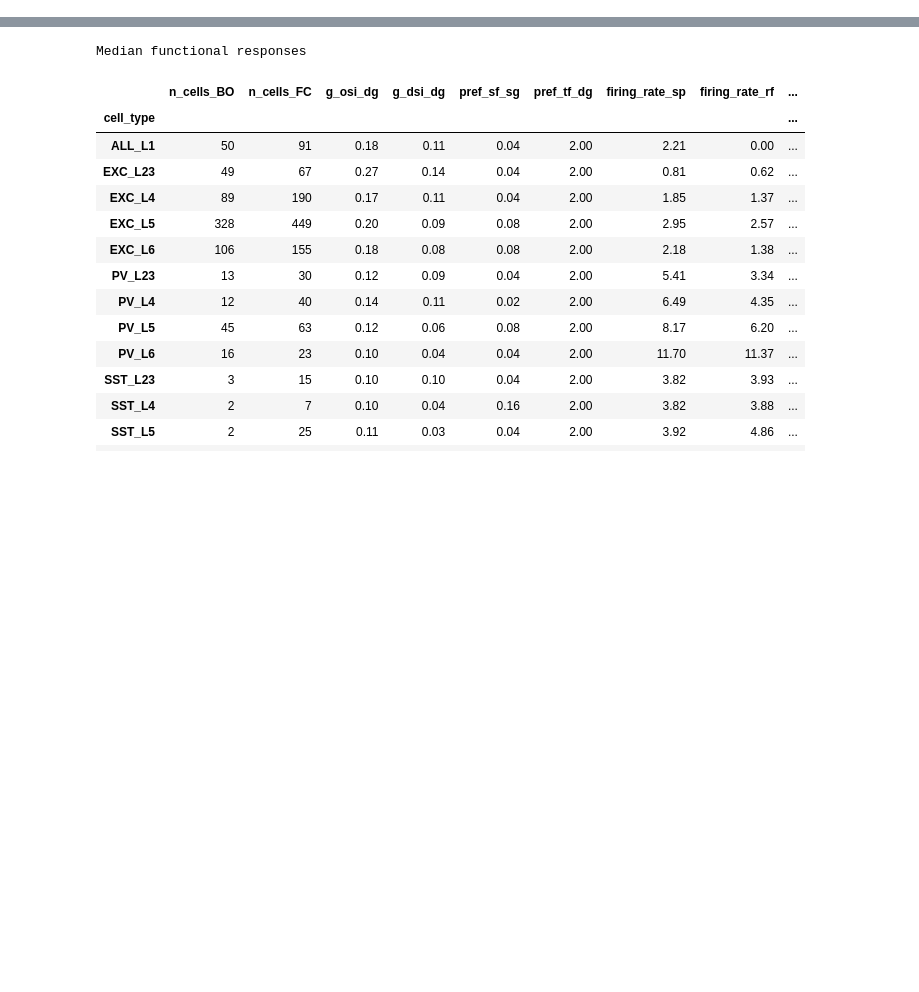
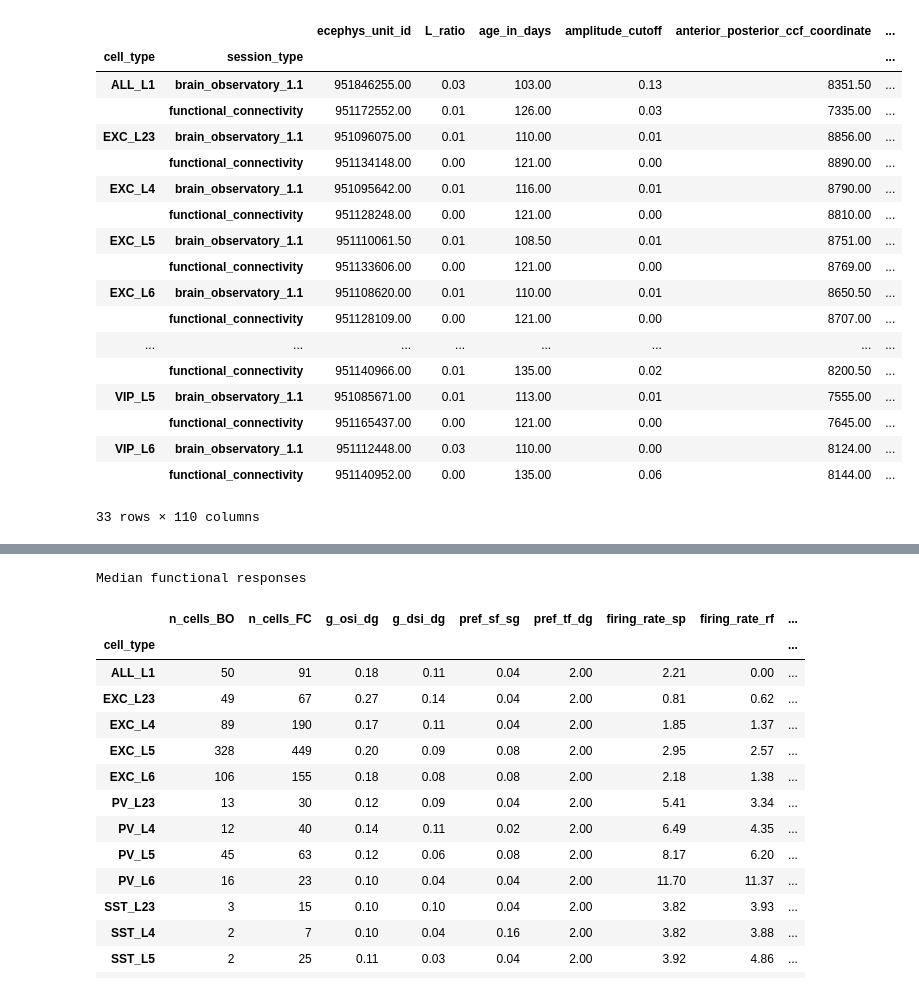
Before and after one commit to JavierGalvan9/LM_V1_Billeh_model, a Jupyter notebook: Neuropixels_data/cortical_metric_table.ipynb, the cells around one changed output, grey strips where cells are left out. Saved outputs shown, nothing was run; the diff lists cells and outputs as text; code cells hidden in the pictures; blank space fills up the shorter version.

```diff
--- a/Neuropixels_data/cortical_metric_table.ipynb
+++ b/Neuropixels_data/cortical_metric_table.ipynb
@@ -58,0 +88,23 @@ df.to_csv("LM_OSI_DSI_DF.csv", sep=" ", index=False)
+# %%
+# do median and ignore non numerical columns
+df.groupby(["cell_type", "session_type"]).median(numeric_only=True)
+# %% [output]
+|  |  | ecephys_unit_id | L_ratio | age_in_days | amplitude_cutoff | anterior_posterior_ccf_coordinate | ... |
+| cell_type | session_type |  |  |  |  |  | ... |
+| ALL_L1 | brain_observatory_1.1 | 951846255.00 | 0.03 | 103.00 | 0.13 | 8351.50 | ... |
+|  | functional_connectivity | 951172552.00 | 0.01 | 126.00 | 0.03 | 7335.00 | ... |
+| EXC_L23 | brain_observatory_1.1 | 951096075.00 | 0.01 | 110.00 | 0.01 | 8856.00 | ... |
+|  | functional_connectivity | 951134148.00 | 0.00 | 121.00 | 0.00 | 8890.00 | ... |
+| EXC_L4 | brain_observatory_1.1 | 951095642.00 | 0.01 | 116.00 | 0.01 | 8790.00 | ... |
+|  | functional_connectivity | 951128248.00 | 0.00 | 121.00 | 0.00 | 8810.00 | ... |
+| EXC_L5 | brain_observatory_1.1 | 951110061.50 | 0.01 | 108.50 | 0.01 | 8751.00 | ... |
+|  | functional_connectivity | 951133606.00 | 0.00 | 121.00 | 0.00 | 8769.00 | ... |
+| EXC_L6 | brain_observatory_1.1 | 951108620.00 | 0.01 | 110.00 | 0.01 | 8650.50 | ... |
+|  | functional_connectivity | 951128109.00 | 0.00 | 121.00 | 0.00 | 8707.00 | ... |
+| ... | ... | ... | ... | ... | ... | ... | ... |
+|  | functional_connectivity | 951140966.00 | 0.01 | 135.00 | 0.02 | 8200.50 | ... |
+| VIP_L5 | brain_observatory_1.1 | 951085671.00 | 0.01 | 113.00 | 0.01 | 7555.00 | ... |
+|  | functional_connectivity | 951165437.00 | 0.00 | 121.00 | 0.00 | 7645.00 | ... |
+| VIP_L6 | brain_observatory_1.1 | 951112448.00 | 0.03 | 110.00 | 0.00 | 8124.00 | ... |
+|  | functional_connectivity | 951140952.00 | 0.00 | 135.00 | 0.06 | 8144.00 | ... |
+33 rows × 110 columns
```
Also changed, not shown: parts of 9 cells of this notebook, 27 other files.
